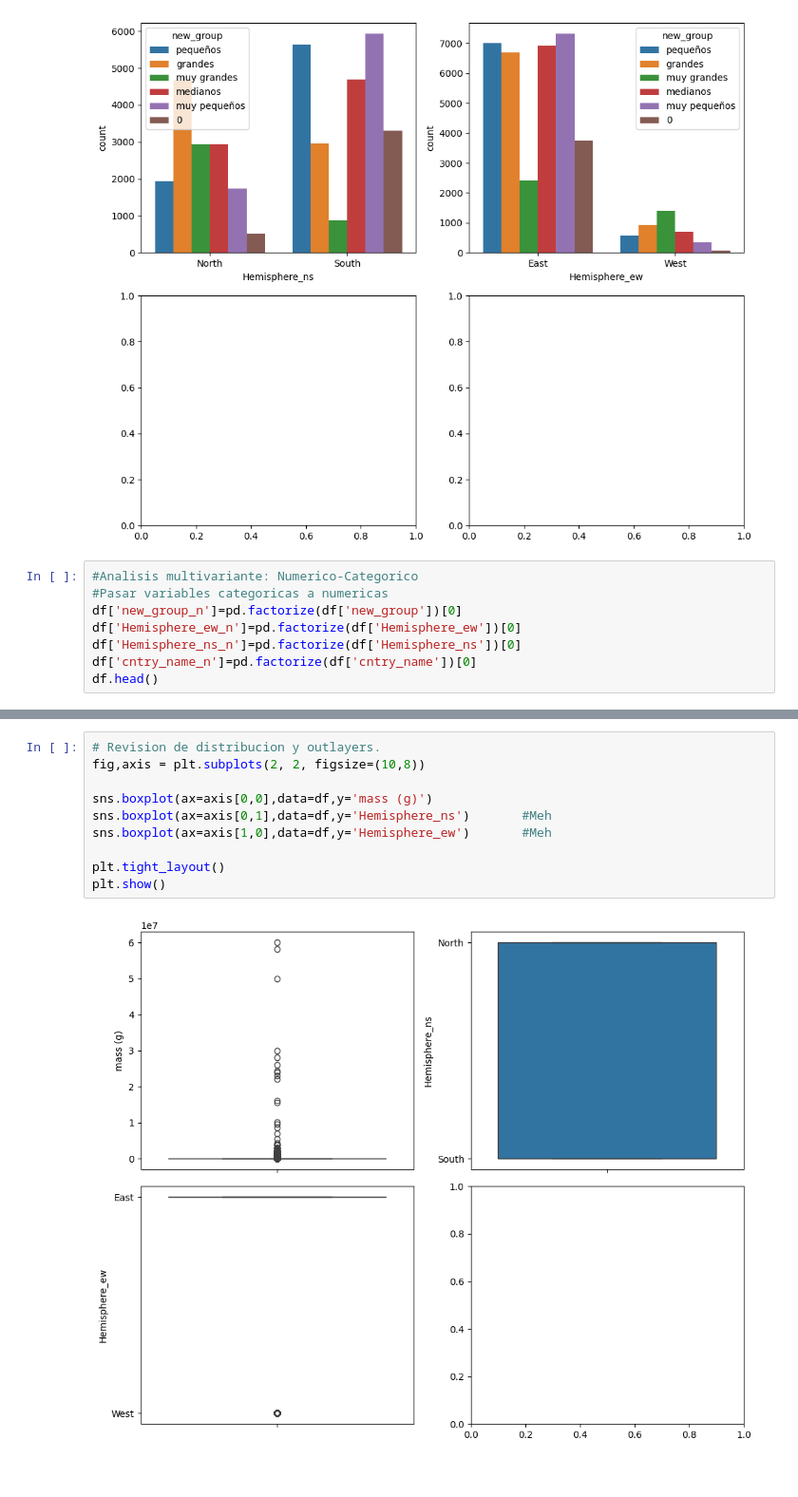
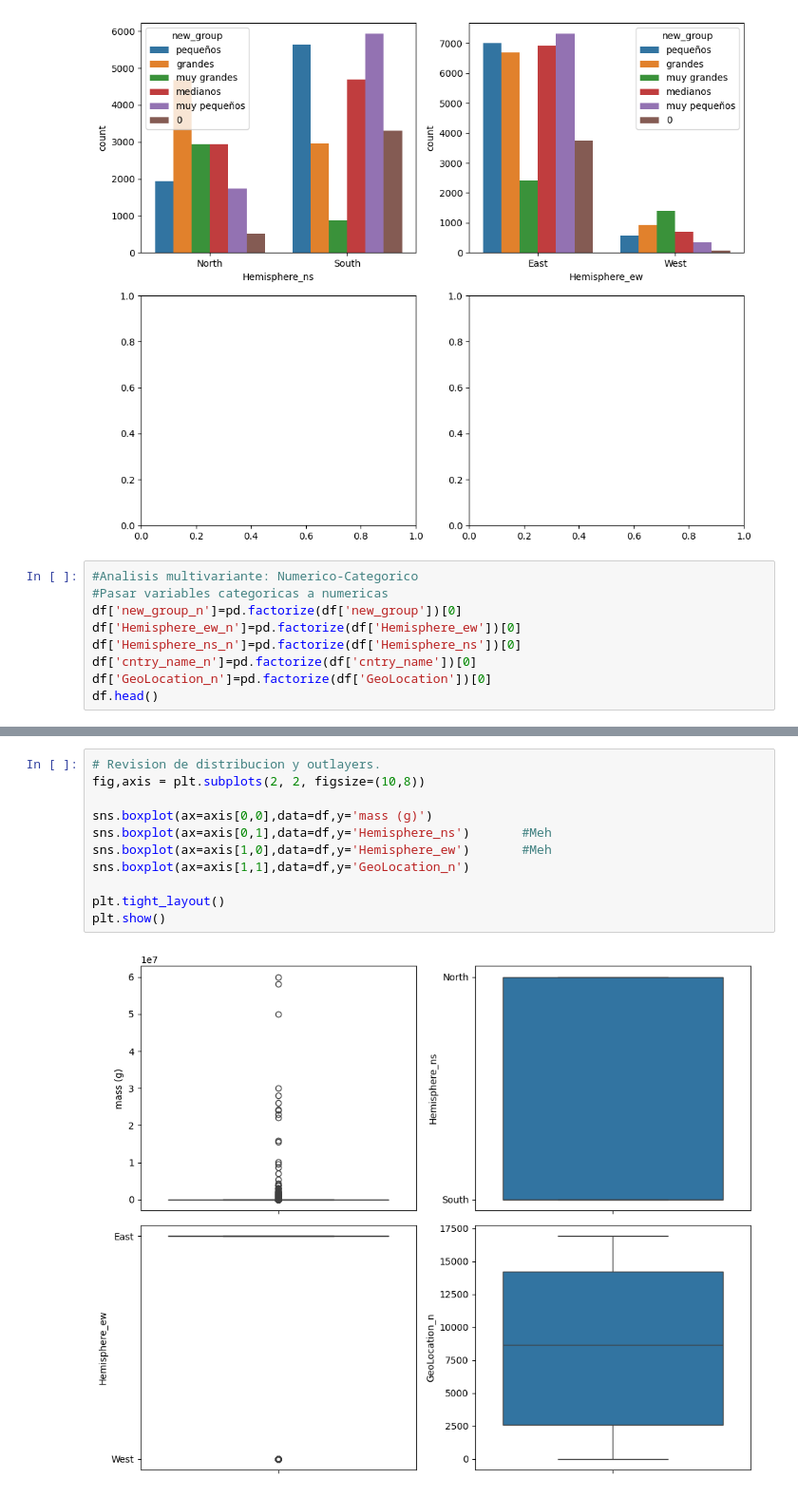
Before and after one commit to PabloRoblesA/Prologo_Proyecto, a Jupyter notebook: src/EDA.ipynb, the cells around one changed output, grey strips where cells are left out. Shown at 95% size. Saved outputs shown, nothing was run; the diff lists cells and outputs as text.

```diff
--- a/src/EDA.ipynb
+++ b/src/EDA.ipynb
@@ -227,6 +227,7 @@ df['new_group_n']=pd.factorize(df['new_group'])[0]
 df['Hemisphere_ew_n']=pd.factorize(df['Hemisphere_ew'])[0]
 df['Hemisphere_ns_n']=pd.factorize(df['Hemisphere_ns'])[0]
 df['cntry_name_n']=pd.factorize(df['cntry_name'])[0]
+df['GeoLocation_n']=pd.factorize(df['GeoLocation'])[0]
 df.head()
 # %% [output]
 |  | name | id | nametype | recclass | mass (g) | fall | year | reclat | reclong | GeoLocation | ... |
@@ -246,12 +248,13 @@ plt.show()
 # %%
 # Revision de distribucion y outlayers.
 fig,axis = plt.subplots(2, 2, figsize=(10,8))
 
 sns.boxplot(ax=axis[0,0],data=df,y='mass (g)')
 sns.boxplot(ax=axis[0,1],data=df,y='Hemisphere_ns')       #Meh
 sns.boxplot(ax=axis[1,0],data=df,y='Hemisphere_ew')       #Meh
+sns.boxplot(ax=axis[1,1],data=df,y='GeoLocation_n')
 
 plt.tight_layout()
 plt.show()
 # %% [output]
-[figure, old version]
+[figure, new version]
```
Also changed, not shown: parts of 2 cells of this notebook, 1 other file.
